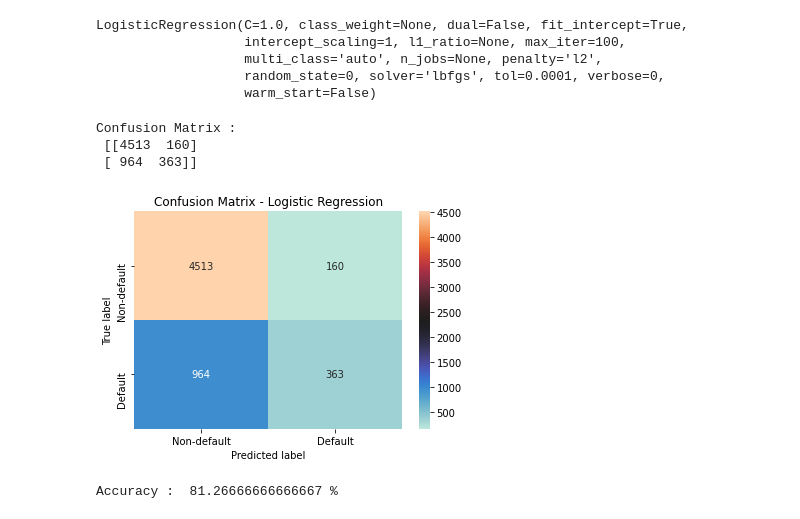
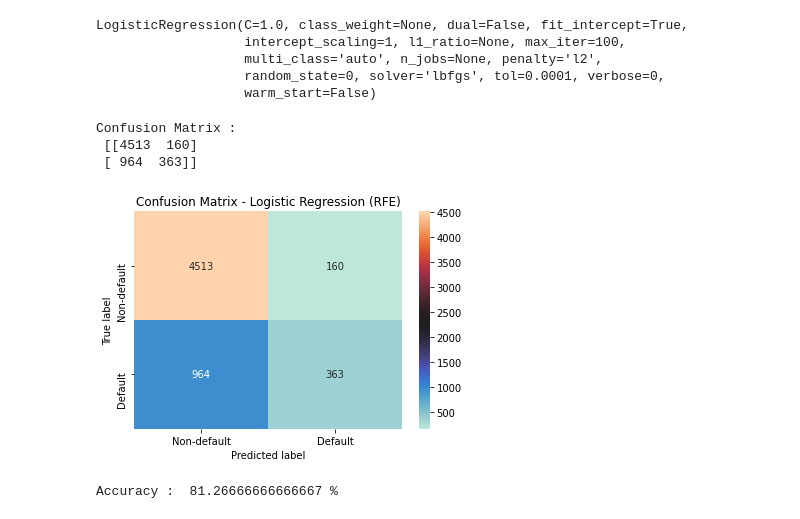
Before and after one commit to pranjal0207/credit-worthiness-of-customer, a Jupyter notebook: Credit_Worthiness_of_customer.ipynb, the cells around one changed output. Saved outputs shown, nothing was run; the diff lists cells and outputs as text; code cells hidden in the pictures.

```diff
--- a/Credit_Worthiness_of_customer.ipynb
+++ b/Credit_Worthiness_of_customer.ipynb
@@ -239,8 +234,9 @@ Accuracy :  80.80000000000001 %
 # %% [markdown]
 ##### 3. Using Essential Features
 # %%
+lrRFE = LogisticRegression(random_state = 0)
 no_features = 3
-rfe_stand = RFE(classifier, no_features)
+rfe_stand = RFE(lrRFE, no_features)
 fit_stand = rfe_stand.fit(x_std_train, y_train)
 # %%
 feature_names = np.array(x.columns)
@@ -256,7 +252,7 @@ x_imp_train, x_imp_test, y_imp_train, y_imp_test = train_test_split(ximp, y, tes
 x_imp_train = sc_x.fit_transform(x_imp_train)
 x_imp_test = sc_x.transform(x_imp_test)
 # %%
-classifier.fit(x_imp_train, y_imp_train)
+lrRFE.fit(x_imp_train, y_imp_train)
 # %% [output]
 LogisticRegression(C=1.0, class_weight=None, dual=False, fit_intercept=True,
                    intercept_scaling=1, l1_ratio=None, max_iter=100,
@@ -264,22 +260,22 @@ LogisticRegression(C=1.0, class_weight=None, dual=False, fit_intercept=True,
                    random_state=0, solver='lbfgs', tol=0.0001, verbose=0,
                    warm_start=False)
 # %%
-y_imp_pred = classifier.predict(x_imp_test)
+y_imp_pred = lrRFE.predict(x_imp_test)
 # %%
 cm = confusion_matrix(y_imp_test, y_imp_pred)
 print ("Confusion Matrix : \n", cm)
 
 sns.heatmap(cm ,annot=True, cmap="icefire", fmt="d",
             xticklabels = ['Non-default', 'Default'],
             yticklabels = ['Non-default', 'Default'])
 plt.ylabel('True label')
 plt.xlabel('Predicted label')
-plt.title("Confusion Matrix - Logistic Regression");
+plt.title("Confusion Matrix - Logistic Regression (RFE)");
 # %% [output]
 Confusion Matrix :
  [[4513  160]
  [ 964  363]]
-[figure, old version]
+[figure, new version]
 # %%
 print ("Accuracy : ", accuracy_score(y_imp_test, y_imp_pred)*100, "%")
 # %% [output]
```
Also changed, not shown: parts of 32 cells of this notebook.
